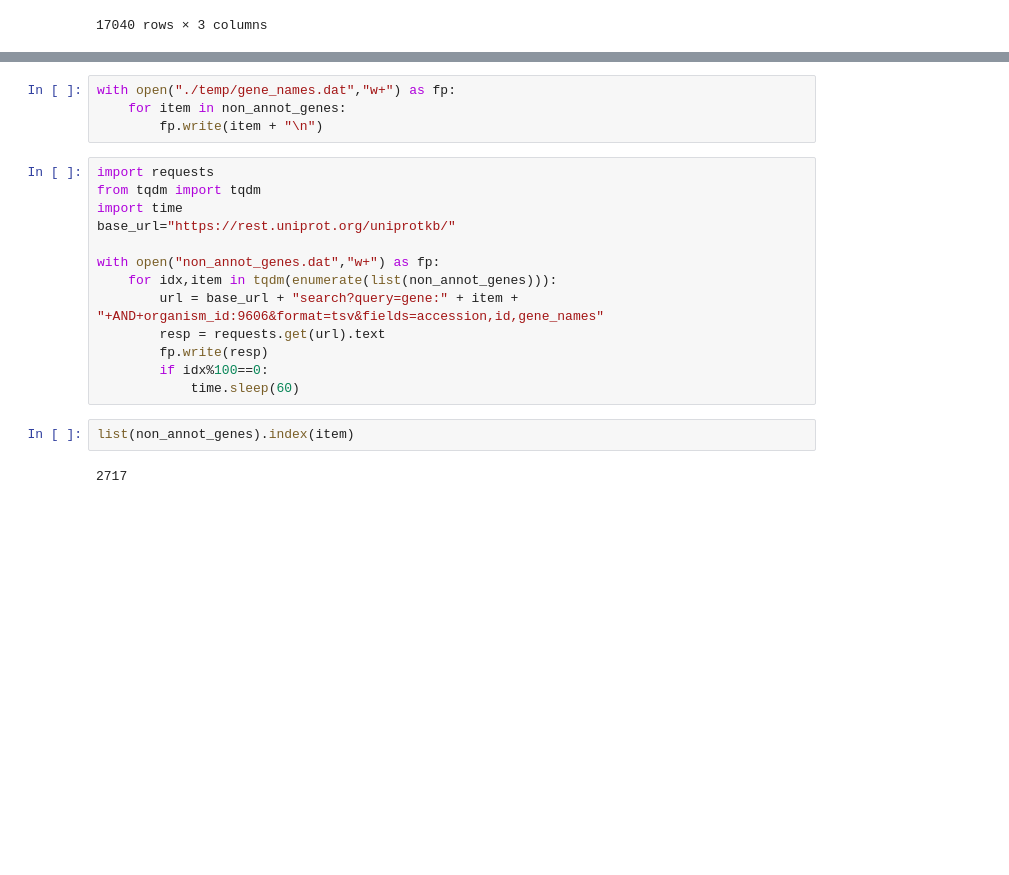
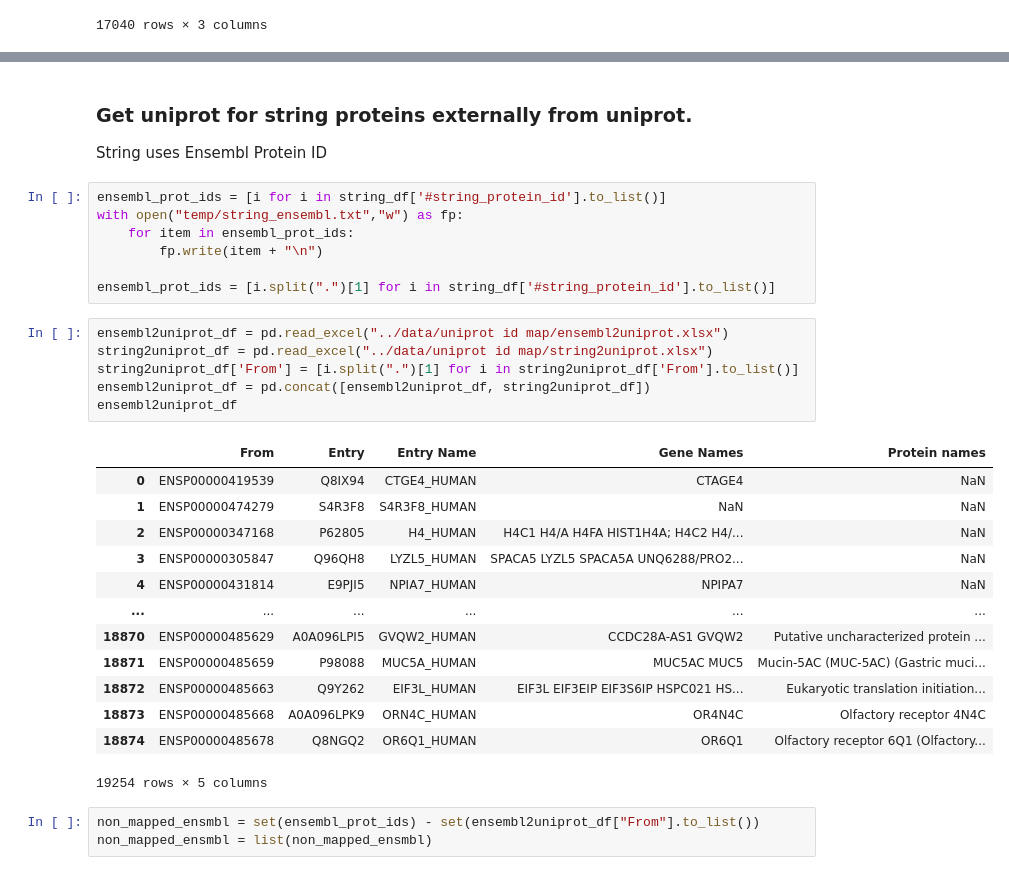
Before and after one commit to rangan2510/InteractDb-rc2, a Jupyter notebook: parser/genes_parser.ipynb, the cells around one changed output, grey strips where cells are left out. Drawn from its saved outputs; the diff is of its cells as text; blank space fills up the shorter version.

```diff
--- a/parser/genes_parser.ipynb
+++ b/parser/genes_parser.ipynb
@@ -90,21 +104,33 @@ non_annot_genes = string_gene_set - disgenet_gene_set.union(drugbank_tgt_gene_se
+# %% [markdown]
+### Get uniprot for string proteins externally from uniprot.
+String uses Ensembl Protein ID
 # %%
-with open("./temp/gene_names.dat","w+") as fp:
-    for item in non_annot_genes:
+ensembl_prot_ids = [i for i in string_df['#string_protein_id'].to_list()]
+with open("temp/string_ensembl.txt","w") as fp:
+    for item in ensembl_prot_ids:
         fp.write(item + "\n")
+
+ensembl_prot_ids = [i.split(".")[1] for i in string_df['#string_protein_id'].to_list()]
-# %%
-import requests
-from tqdm import tqdm
-import time
-base_url="https://rest.uniprot.org/uniprotkb/"
-
-with open("non_annot_genes.dat","w+") as fp:
-    for idx,item in tqdm(enumerate(list(non_annot_genes))):
-        url = base_url + "search?query=gene:" + item + "+AND+organism_id:9606&format=tsv&fields=accession,id,gene_names"
-        resp = requests.get(url).text
-        fp.write(resp)
-        if idx%100==0:
-            time.sleep(60)
-# %%
-list(non_annot_genes).index(item)
-# %% [output]
-2717
+# %%
+ensembl2uniprot_df = pd.read_excel("../data/uniprot id map/ensembl2uniprot.xlsx")
+string2uniprot_df = pd.read_excel("../data/uniprot id map/string2uniprot.xlsx")
+string2uniprot_df['From'] = [i.split(".")[1] for i in string2uniprot_df['From'].to_list()]
+ensembl2uniprot_df = pd.concat([ensembl2uniprot_df, string2uniprot_df])
+ensembl2uniprot_df
+# %% [output]
+|  | From | Entry | Entry Name | Gene Names | Protein names |
+| 0 | ENSP00000419539 | Q8IX94 | CTGE4_HUMAN | CTAGE4 | NaN |
+| 1 | ENSP00000474279 | S4R3F8 | S4R3F8_HUMAN | NaN | NaN |
+| 2 | ENSP00000347168 | P62805 | H4_HUMAN | H4C1 H4/A H4FA HIST1H4A; H4C2 H4/... | NaN |
+| 3 | ENSP00000305847 | Q96QH8 | LYZL5_HUMAN | SPACA5 LYZL5 SPACA5A UNQ6288/PRO2... | NaN |
+| 4 | ENSP00000431814 | E9PJI5 | NPIA7_HUMAN | NPIPA7 | NaN |
+| ... | ... | ... | ... | ... | ... |
+| 18870 | ENSP00000485629 | A0A096LPI5 | GVQW2_HUMAN | CCDC28A-AS1 GVQW2 | Putative uncharacterized protein ... |
+| 18871 | ENSP00000485659 | P98088 | MUC5A_HUMAN | MUC5AC MUC5 | Mucin-5AC (MUC-5AC) (Gastric muci... |
+| 18872 | ENSP00000485663 | Q9Y262 | EIF3L_HUMAN | EIF3L EIF3EIP EIF3S6IP HSPC021 HS... | Eukaryotic translation initiation... |
+| 18873 | ENSP00000485668 | A0A096LPK9 | ORN4C_HUMAN | OR4N4C | Olfactory receptor 4N4C |
+| 18874 | ENSP00000485678 | Q8NGQ2 | OR6Q1_HUMAN | OR6Q1 | Olfactory receptor 6Q1 (Olfactory... |
+19254 rows × 5 columns
+# %%
+non_mapped_ensmbl = set(ensembl_prot_ids) - set(ensembl2uniprot_df["From"].to_list())
+non_mapped_ensmbl = list(non_mapped_ensmbl)
```
Also changed, not shown: parts of 29 cells of this notebook, 43 other files.
